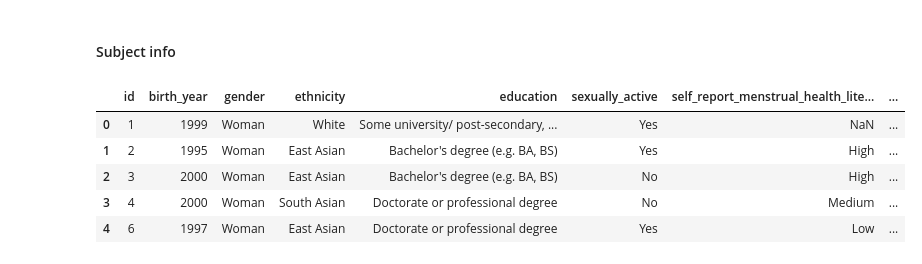
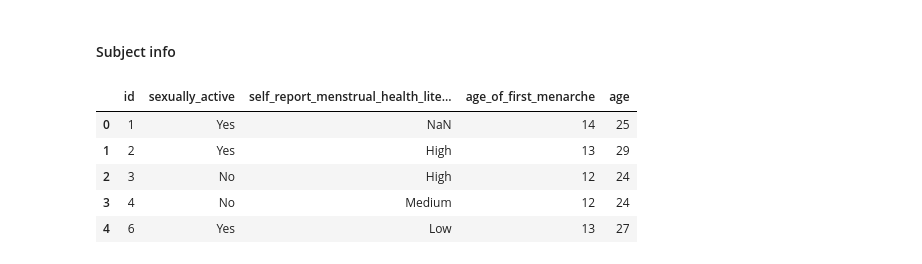
Before and after one commit to EstelleWang-UofT/ML-for-Women, a Jupyter notebook: notebooks/physical activity/mcphases_physical_activity 111.ipynb, the cells around one changed output. Cells and saved outputs as stored; diff of their text form; code cells hidden in the pictures.

Commit message:
processed all dataframes before merging

```diff
--- a/notebooks/physical activity/mcphases_physical_activity 111.ipynb
+++ b/notebooks/physical activity/mcphases_physical_activity 111.ipynb
@@ -284,15 +253,15 @@ There are 18 missing BMI values, out of 42 participants,which is 42.857142857142
 # %%
 # subject_info: birth_year --> age
 subject_info["age"] = 2024 - subject_info["birth_year"]
-subject_info = subject_info.drop(columns=["birth_year", "gender", "education"])
+subject_info = subject_info.drop(columns=["birth_year", "gender", "education", "ethnicity"])
 subject_info.head()
 # %% [output]
-|  | id | birth_year | gender | ethnicity | education | sexually_active | self_report_menstrual_health_lite... | ... |
-| 0 | 1 | 1999 | Woman | White | Some university/ post-secondary, ... | Yes | NaN | ... |
-| 1 | 2 | 1995 | Woman | East Asian | Bachelor's degree (e.g. BA, BS) | Yes | High | ... |
-| 2 | 3 | 2000 | Woman | East Asian | Bachelor's degree (e.g. BA, BS) | No | High | ... |
-| 3 | 4 | 2000 | Woman | South Asian | Doctorate or professional degree | No | Medium | ... |
-| 4 | 6 | 1997 | Woman | East Asian | Doctorate or professional degree | Yes | Low | ... |
+|  | id | sexually_active | self_report_menstrual_health_lite... | age_of_first_menarche | age |
+| 0 | 1 | Yes | NaN | 14 | 25 |
+| 1 | 2 | Yes | High | 13 | 29 |
+| 2 | 3 | No | High | 12 | 24 |
+| 3 | 4 | No | Medium | 12 | 24 |
+| 4 | 6 | Yes | Low | 13 | 27 |
 # %%
 # Convert self-report menstrual health literacy to numeric values
 literacy_mapping = {
```
Also changed, not shown: parts of 10 cells of this notebook.
